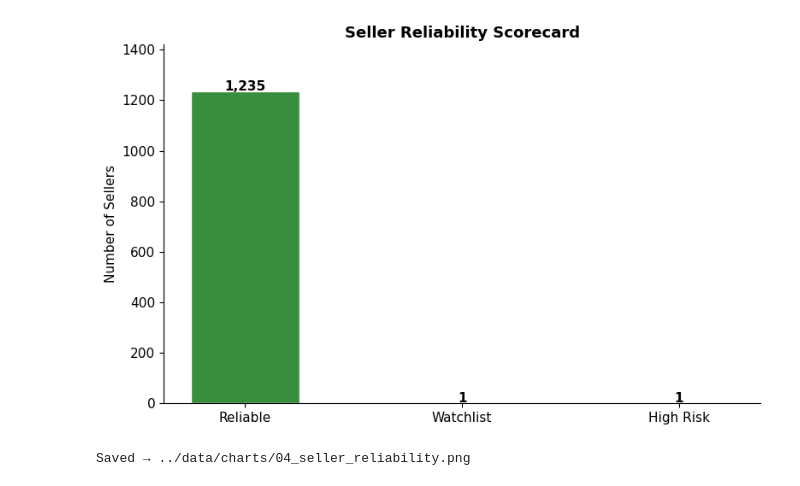
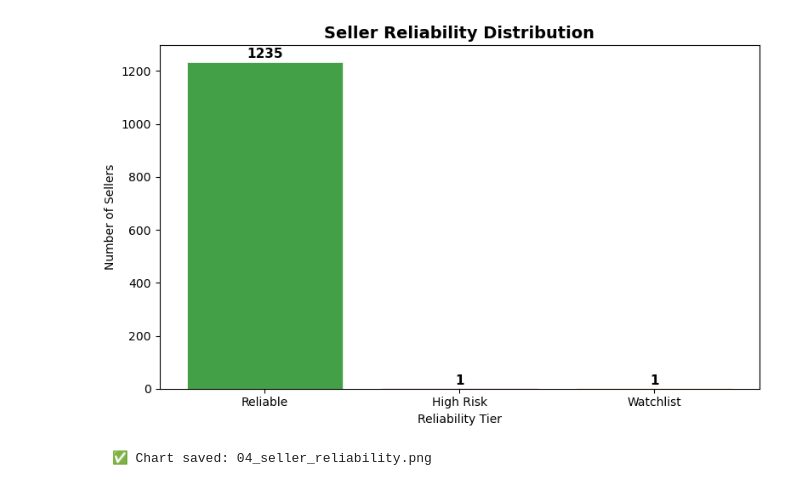
Before and after one commit to AvinashGhai/Olist-Supply-chain-Analytics, a Jupyter notebook: notebooks/04_risk_intelligence.ipynb, the cells around one changed output. Drawn from its saved outputs; the diff is of its cells as text; code cells hidden in the pictures.

```diff
--- a/notebooks/04_risk_intelligence.ipynb
+++ b/notebooks/04_risk_intelligence.ipynb
@@ -194,31 +196,24 @@ Saved → ../data/charts/03_top_routes.png
 # %%
+# Cell 6 — Chart 1: Seller reliability distribution
 tier_counts = seller_scorecard["reliability_tier"].value_counts()
-tier_order  = ["Reliable", "Watchlist", "High Risk"]
-tier_colors = [COLORS["Low"], COLORS["Medium"], COLORS["Critical"]]
-tier_counts = tier_counts.reindex(tier_order, fill_value=0)
+colors = {"Reliable": "#43A047", "Watchlist": "#FB8C00", "High Risk": "#E53935"}
 
-fig, ax = plt.subplots(figsize=(8, 5))
-bars = ax.bar(
+plt.figure(figsize=(8, 5))
+bars = plt.bar(
     tier_counts.index,
     tier_counts.values,
-    color=tier_colors,
-    edgecolor="white",
-    width=0.5,
+    color=[colors[t] for t in tier_counts.index],
+    edgecolor="white", linewidth=0.5
 )
 for bar, val in zip(bars, tier_counts.values):
-    ax.text(
-        bar.get_x() + bar.get_width() / 2,
-        bar.get_height() + 5,
-        f"{val:,}",
-        ha="center", fontsize=11, fontweight="bold"
-    )
-ax.set_title("Seller Reliability Scorecard", fontsize=13, fontweight="bold")
-ax.set_ylabel("Number of Sellers")
-ax.set_ylim(0, tier_counts.max() * 1.15)
+    plt.text(bar.get_x() + bar.get_width()/2, bar.get_height() + 5,
+             str(val), ha="center", va="bottom", fontsize=11, fontweight="bold")
+
+plt.title("Seller Reliability Distribution", fontsize=14, fontweight="bold")
+plt.xlabel("Reliability Tier")
+plt.ylabel("Number of Sellers")
 plt.tight_layout()
-plt.savefig("../data/charts/04_seller_reliability.png", dpi=150, bbox_inches="tight")
-plt.show()
-print("Saved → ../data/charts/04_seller_reliability.png")
+save_chart("04_seller_reliability.png")
 # %% [output]
-[figure, old version]
+[figure, new version]
-Saved → ../data/charts/04_seller_reliability.png
+  ✅ Chart saved: 04_seller_reliability.png
```
Also changed, not shown: parts of 27 cells of this notebook, 15 other files.
